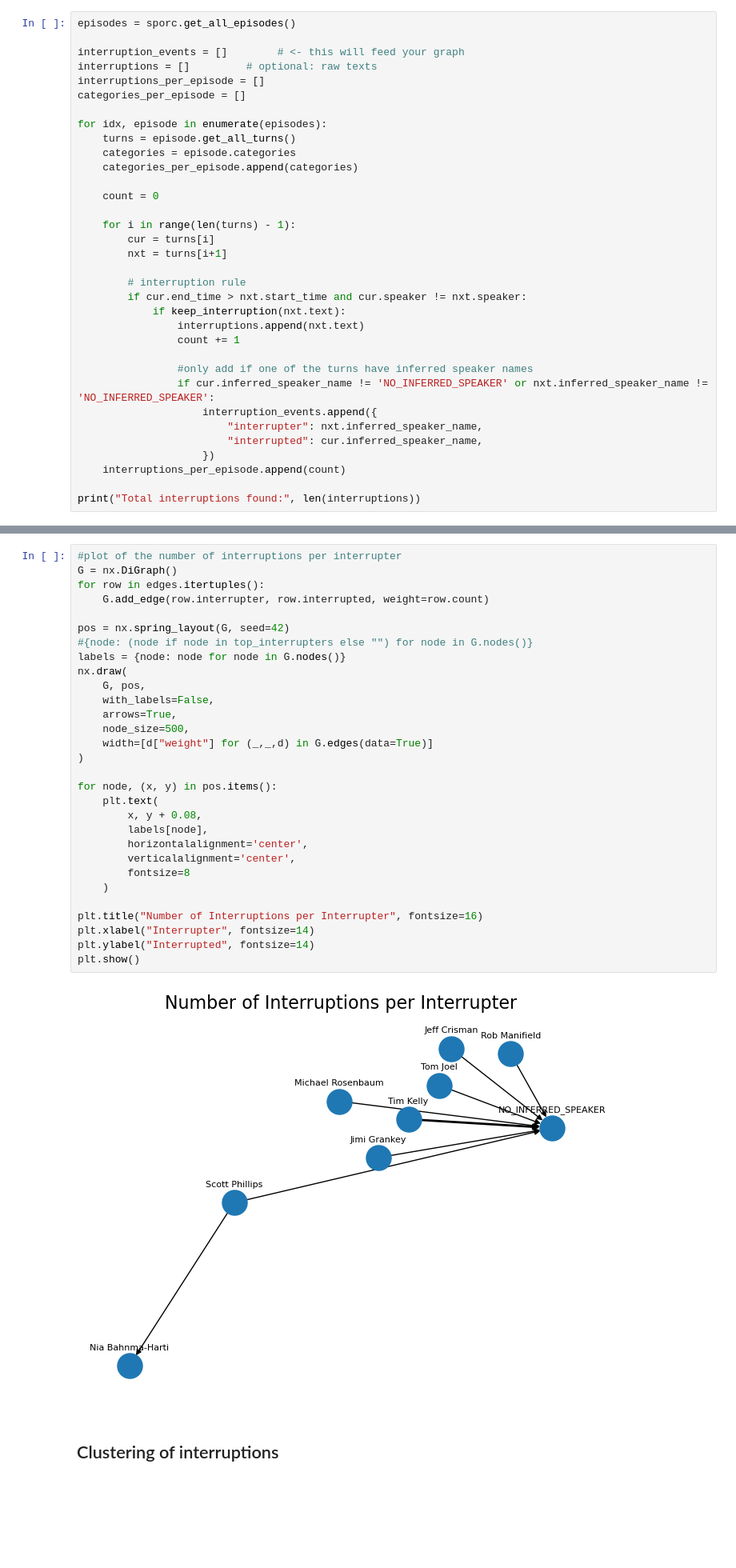
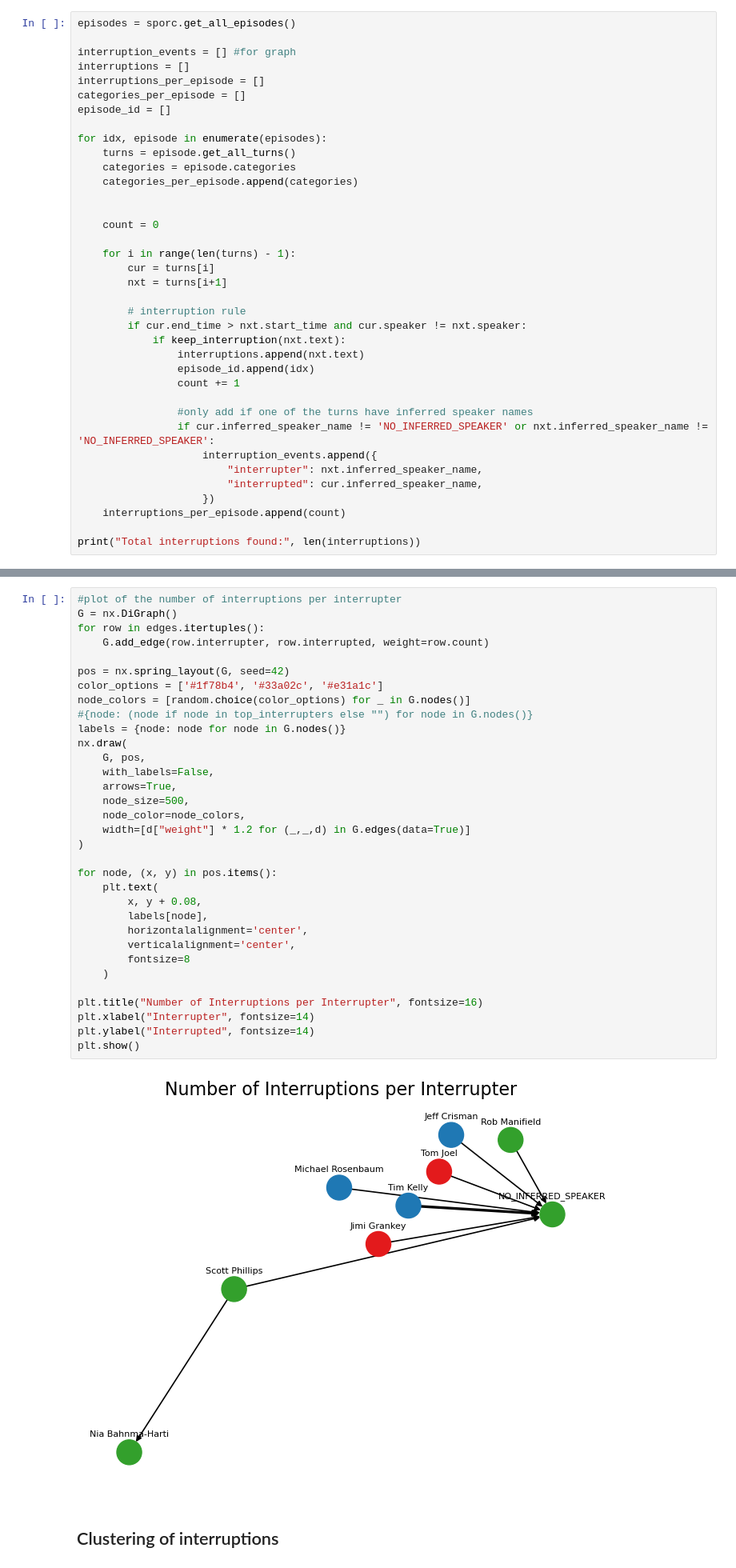
Before and after one commit to au-nlp/project-milestone-p2-group4, a Jupyter notebook: interruptions.ipynb, the cells around one changed output, grey strips where cells are left out. Shown at 80% size. Saved outputs shown, nothing was run; the diff lists cells and outputs as text; blank space fills up the shorter version.

```diff
--- a/interruptions.ipynb
+++ b/interruptions.ipynb
@@ -72,15 +73,17 @@ def keep_interruption(s):
 # %%
 episodes = sporc.get_all_episodes()
 
-interruption_events = []        # <- this will feed your graph
-interruptions = []         # optional: raw texts
+interruption_events = [] #for graph
+interruptions = []
 interruptions_per_episode = []
 categories_per_episode = []
+episode_id = []
 
 for idx, episode in enumerate(episodes):
     turns = episode.get_all_turns()
     categories = episode.categories
     categories_per_episode.append(categories)
+
 
     count = 0
 
@@ -92,6 +95,7 @@ for idx, episode in enumerate(episodes):
         if cur.end_time > nxt.start_time and cur.speaker != nxt.speaker:
             if keep_interruption(nxt.text):
                 interruptions.append(nxt.text)
+                episode_id.append(idx)
                 count += 1
 
                 #only add if one of the turns have inferred speaker names
@@ -208,35 +213,38 @@ pprint(outgoing.head(top_n).to_dict())
 # %%
 #plot of the number of interruptions per interrupter
 G = nx.DiGraph()
 for row in edges.itertuples():
     G.add_edge(row.interrupter, row.interrupted, weight=row.count)
 
 pos = nx.spring_layout(G, seed=42)
+color_options = ['#1f78b4', '#33a02c', '#e31a1c']
+node_colors = [random.choice(color_options) for _ in G.nodes()]
 #{node: (node if node in top_interrupters else "") for node in G.nodes()}
 labels = {node: node for node in G.nodes()}
 nx.draw(
     G, pos,
     with_labels=False,
     arrows=True,
     node_size=500,
-    width=[d["weight"] for (_,_,d) in G.edges(data=True)]
+    node_color=node_colors,
+    width=[d["weight"] * 1.2 for (_,_,d) in G.edges(data=True)]
 )
 
 for node, (x, y) in pos.items():
     plt.text(
         x, y + 0.08,
         labels[node],
         horizontalalignment='center',
         verticalalignment='center',
         fontsize=8
     )
 
 plt.title("Number of Interruptions per Interrupter", fontsize=16)
 plt.xlabel("Interrupter", fontsize=14)
 plt.ylabel("Interrupted", fontsize=14)
 plt.show()
 # %% [output]
-[figure, old version]
+[figure, new version]
 # %% [markdown]
 ## Clustering of interruptions
 # %%
```
Also changed, not shown: parts of 10 cells of this notebook.
